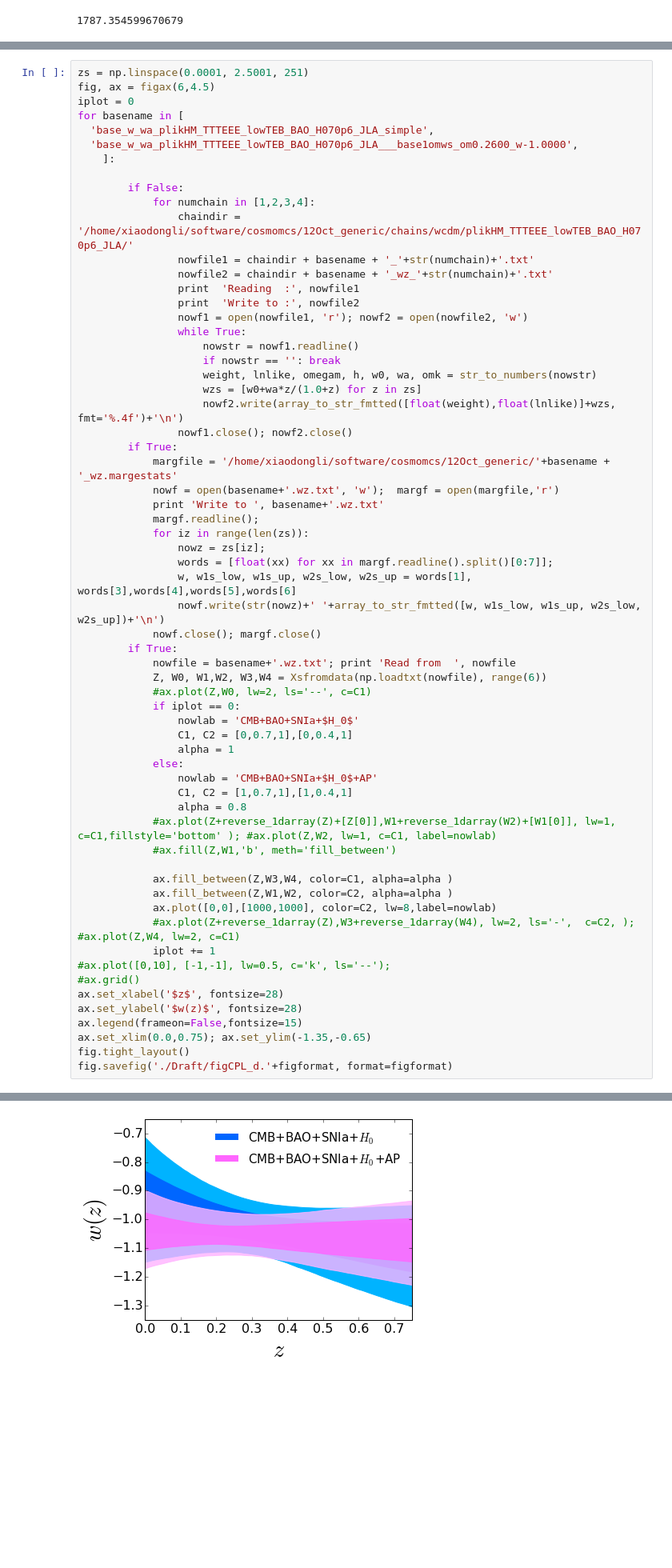
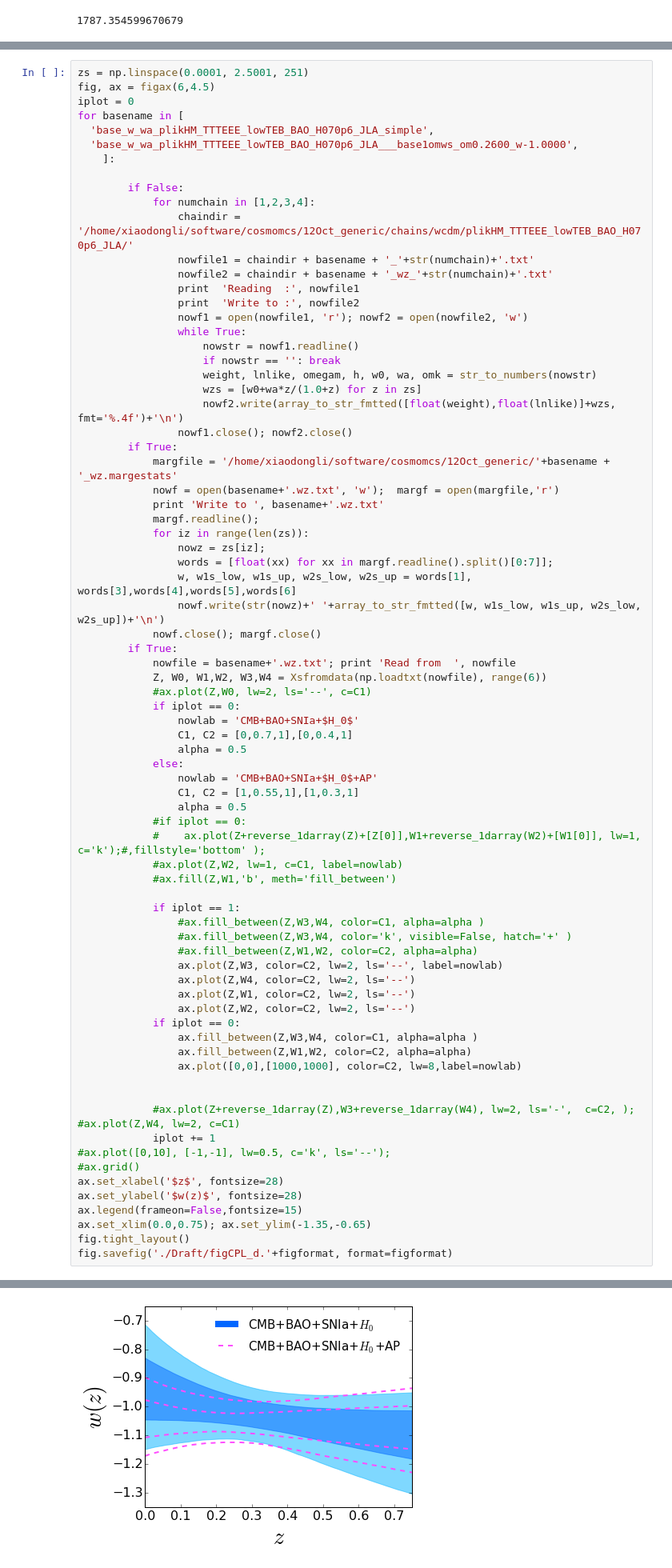
Before and after one commit to xiaodongli1986/2PCF_AP, a Jupyter notebook: 6.Plot_Contour_Draft.ipynb, the cells around one changed output, grey strips where cells are left out. Shown: that part at 80% size. Drawn from its saved outputs; the diff is of its cells as text; blank space fills up the shorter version.

```diff
--- a/6.Plot_Contour_Draft.ipynb
+++ b/6.Plot_Contour_Draft.ipynb
@@ -348,41 +361,54 @@ for basename in [
                 words = [float(xx) for xx in margf.readline().split()[0:7]];
                 w, w1s_low, w1s_up, w2s_low, w2s_up = words[1], words[3],words[4],words[5],words[6]
                 nowf.write(str(nowz)+' '+array_to_str_fmtted([w, w1s_low, w1s_up, w2s_low, w2s_up])+'\n')
             nowf.close(); margf.close()
         if True:
             nowfile = basename+'.wz.txt'; print 'Read from  ', nowfile
             Z, W0, W1,W2, W3,W4 = Xsfromdata(np.loadtxt(nowfile), range(6))
             #ax.plot(Z,W0, lw=2, ls='--', c=C1)
             if iplot == 0:
                 nowlab = 'CMB+BAO+SNIa+$H_0$'
                 C1, C2 = [0,0.7,1],[0,0.4,1]
-                alpha = 1
+                alpha = 0.5
             else:
                 nowlab = 'CMB+BAO+SNIa+$H_0$+AP'
-                C1, C2 = [1,0.7,1],[1,0.4,1]
-                alpha = 0.8
-            #ax.plot(Z+reverse_1darray(Z)+[Z[0]],W1+reverse_1darray(W2)+[W1[0]], lw=1, c=C1,fillstyle='bottom' ); #ax.plot(Z,W2, lw=1, c=C1, label=nowlab)
+                C1, C2 = [1,0.55,1],[1,0.3,1]
+                alpha = 0.5
+            #if iplot == 0:
+            #    ax.plot(Z+reverse_1darray(Z)+[Z[0]],W1+reverse_1darray(W2)+[W1[0]], lw=1, c='k');#,fillstyle='bottom' );
+            #ax.plot(Z,W2, lw=1, c=C1, label=nowlab)
             #ax.fill(Z,W1,'b', meth='fill_between')
 
-            ax.fill_between(Z,W3,W4, color=C1, alpha=alpha )
-            ax.fill_between(Z,W1,W2, color=C2, alpha=alpha )
-            ax.plot([0,0],[1000,1000], color=C2, lw=8,label=nowlab)
+            if iplot == 1:
+                #ax.fill_between(Z,W3,W4, color=C1, alpha=alpha )
+                #ax.fill_between(Z,W3,W4, color='k', visible=False, hatch='+' )
+                #ax.fill_between(Z,W1,W2, color=C2, alpha=alpha)
+                ax.plot(Z,W3, color=C2, lw=2, ls='--', label=nowlab)
+                ax.plot(Z,W4, color=C2, lw=2, ls='--')
+                ax.plot(Z,W1, color=C2, lw=2, ls='--')
+                ax.plot(Z,W2, color=C2, lw=2, ls='--')
+            if iplot == 0:
+                ax.fill_between(Z,W3,W4, color=C1, alpha=alpha )
+                ax.fill_between(Z,W1,W2, color=C2, alpha=alpha)
+                ax.plot([0,0],[1000,1000], color=C2, lw=8,label=nowlab)
+
+
             #ax.plot(Z+reverse_1darray(Z),W3+reverse_1darray(W4), lw=2, ls='-',  c=C2, ); #ax.plot(Z,W4, lw=2, c=C1)
             iplot += 1
 #ax.plot([0,10], [-1,-1], lw=0.5, c='k', ls='--');
 #ax.grid()
 ax.set_xlabel('$z$', fontsize=28)
 ax.set_ylabel('$w(z)$', fontsize=28)
 ax.legend(frameon=False,fontsize=15)
 ax.set_xlim(0.0,0.75); ax.set_ylim(-1.35,-0.65)
 fig.tight_layout()
 fig.savefig('./Draft/figCPL_d.'+figformat, format=figformat)
 # %% [output]
 Write to  base_w_wa_plikHM_TTTEEE_lowTEB_BAO_H070p6_JLA_simple.wz.txt
 Read from   base_w_wa_plikHM_TTTEEE_lowTEB_BAO_H070p6_JLA_simple.wz.txt
 Write to  base_w_wa_plikHM_TTTEEE_lowTEB_BAO_H070p6_JLA___base1omws_om0.2600_w-1.0000.wz.txt
 Read from   base_w_wa_plikHM_TTTEEE_lowTEB_BAO_H070p6_JLA___base1omws_om0.2600_w-1.0000.wz.txt
-[figure, old version]
+[figure, new version]
 # %%
 cosmomcdir = '/home/xiaodongli/software/cosmomcs/12Oct_generic/'
 
```
Also changed, not shown: parts of 5 cells of this notebook, 4 other files.
